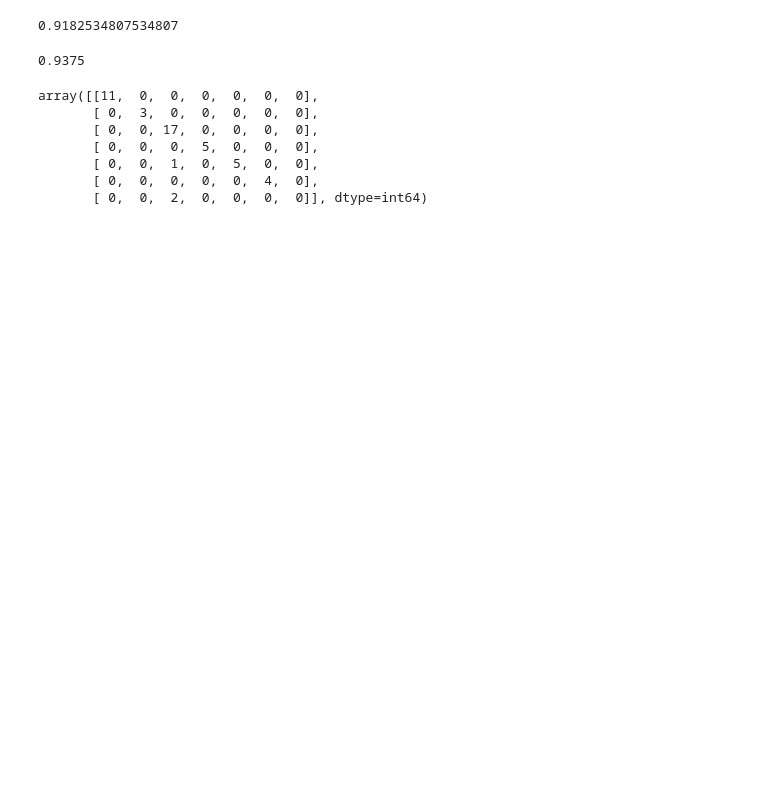
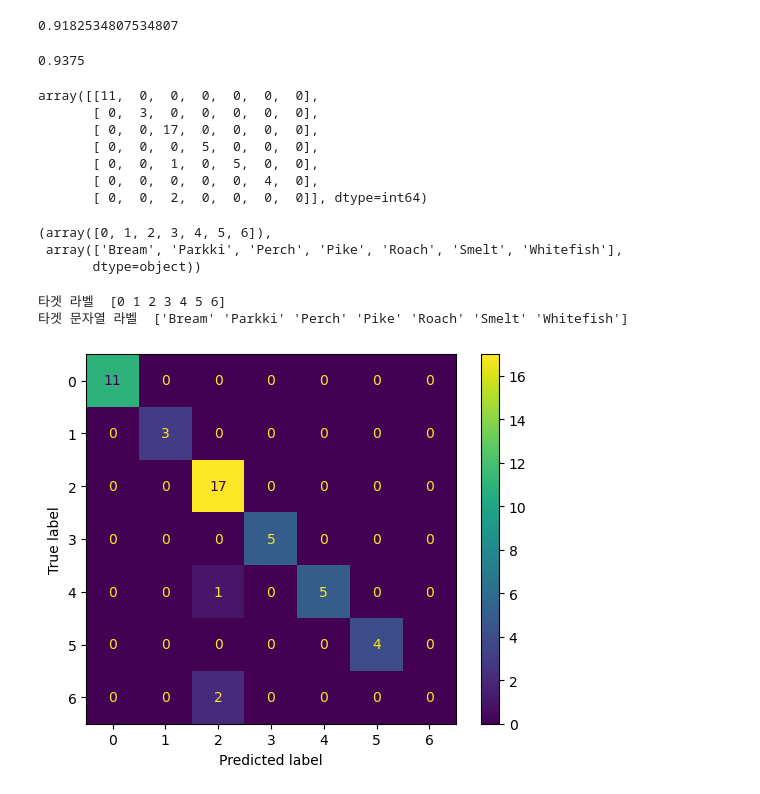
Before and after one commit to 5amriley/KDT_07_Machine_Learning, a Jupyter notebook: EXAM_MACHINE_LEARNING/DAY_240229/ex_02_fish_logisticRegression.ipynb, the cells around one changed output. Drawn from its saved outputs; the diff is of its cells as text; code cells hidden in the pictures; blank space fills up the shorter version.

```diff
--- a/EXAM_MACHINE_LEARNING/DAY_240229/ex_02_fish_logisticRegression.ipynb
+++ b/EXAM_MACHINE_LEARNING/DAY_240229/ex_02_fish_logisticRegression.ipynb
@@ -70,7 +90,7 @@ Name: count, dtype: float64
 # %%
 from sklearn.model_selection import train_test_split
 # %%
-x_train, x_test, y_train, y_test = train_test_split(featureDF, targetSR, stratify=targetSR, test_size=.3, random_state=11)
+x_train, x_test, y_train, y_test = train_test_split(featureDF, pd.Series(targetArr), stratify=targetSR, test_size=.3, random_state=11)
 # %%
 x_train.shape, y_train.shape, x_test.shape, y_test.shape
 # %% [output]
@@ -196,3 +215,27 @@ array([[11,  0,  0,  0,  0,  0,  0],
        [ 0,  0,  1,  0,  5,  0,  0],
        [ 0,  0,  0,  0,  0,  4,  0],
        [ 0,  0,  2,  0,  0,  0,  0]], dtype=int64)
+# %%
+model.classes_, encoder.inverse_transform(model.classes_)
+# %% [output]
+(array([0, 1, 2, 3, 4, 5, 6]),
+ array(['Bream', 'Parkki', 'Perch', 'Pike', 'Roach', 'Smelt', 'Whitefish'],
+       dtype=object))
+# %%
+print('타겟 라벨 ', model.classes_)
+labels = encoder.inverse_transform(model.classes_)
+print('타겟 문자열 라벨 ', labels)
+# %% [output]
+타겟 라벨  [0 1 2 3 4 5 6]
+타겟 문자열 라벨  ['Bream' 'Parkki' 'Perch' 'Pike' 'Roach' 'Smelt' 'Whitefish']
+# %%
+# confusion matrix 시각화
+from sklearn.metrics import confusion_matrix, ConfusionMatrixDisplay
+import matplotlib.pyplot as plt
+
+ret_matrix = confusion_matrix(y_test, model.predict(x_test))
+conplot = ConfusionMatrixDisplay(ret_matrix)    # sklearn.metrics._plot.confusion_matrix.ConfusionMatrixDisplay
+conplot.plot()
+plt.show()
+# %% [output]
+[figure, added]
```
Also changed, not shown: parts of 6 cells of this notebook, 12 other files.
